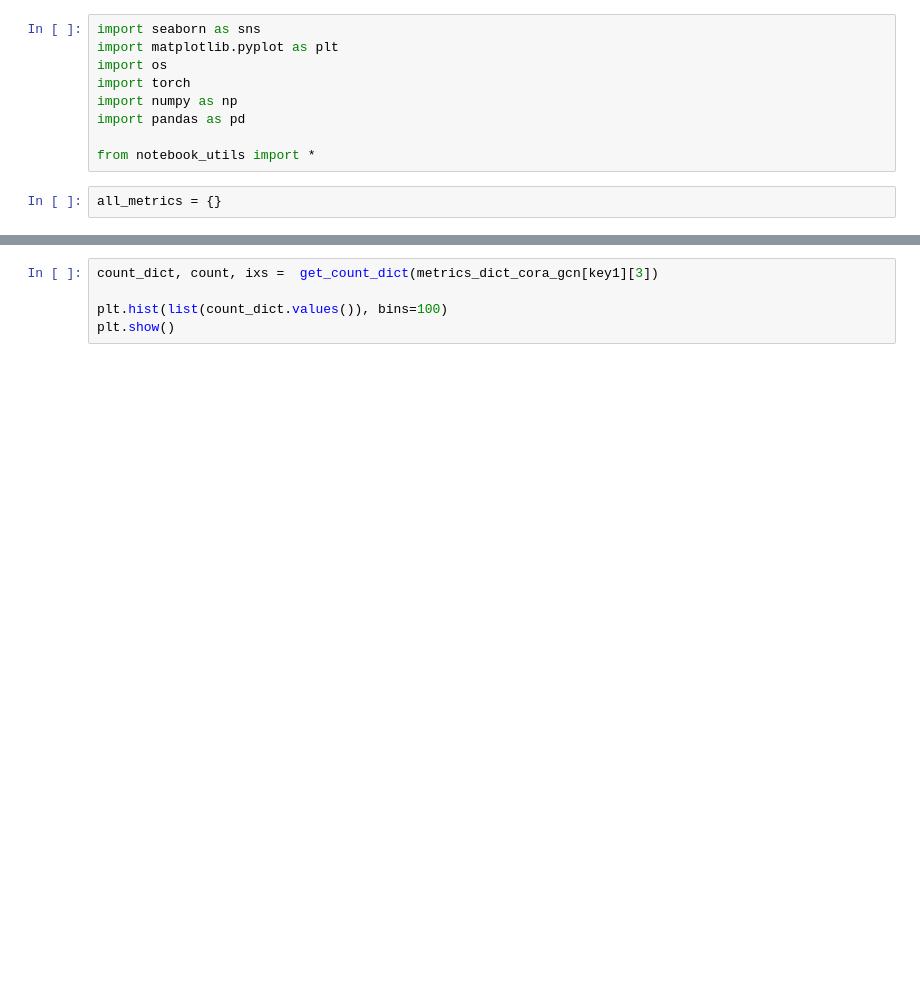
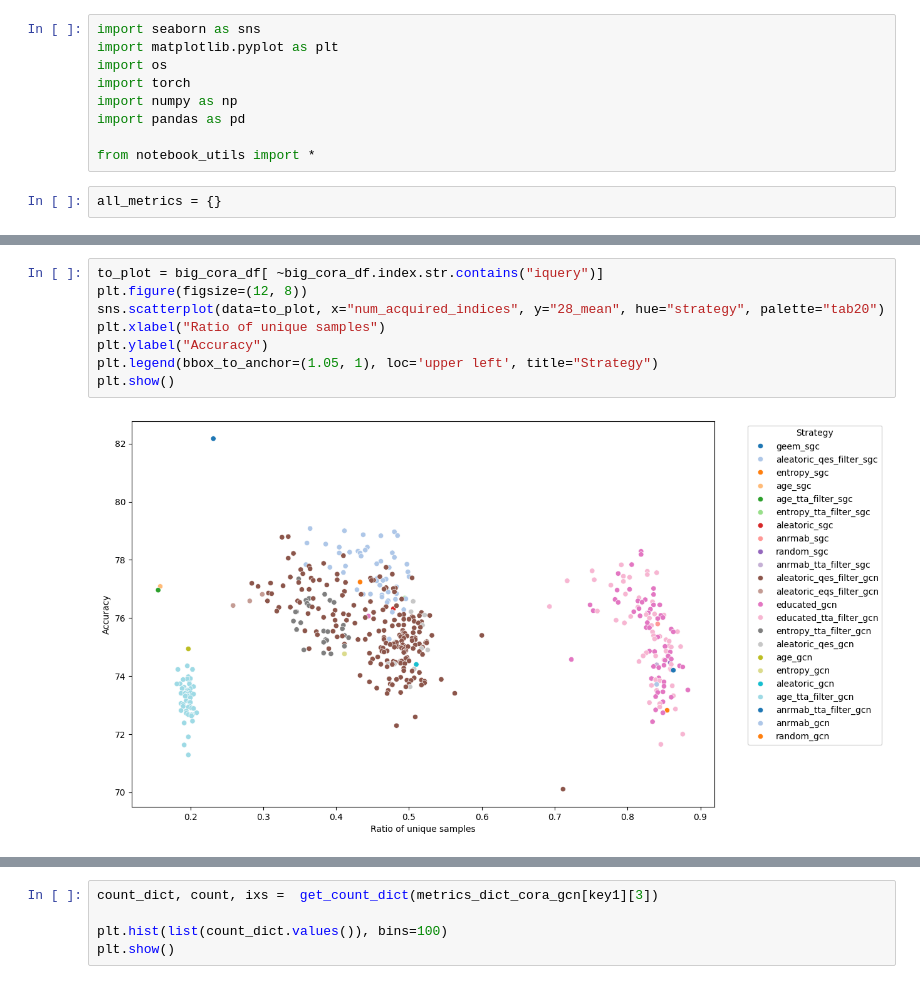
Before and after one commit to drigba/uq-for-al-on-graphs, a Jupyter notebook: notebooks/plot_indexes.ipynb, the cells around one changed output, grey strips where cells are left out. Saved outputs shown, nothing was run; the diff lists cells and outputs as text; blank space fills up the shorter version.

```diff
--- a/notebooks/plot_indexes.ipynb
+++ b/notebooks/plot_indexes.ipynb
@@ -137,2 +231,12 @@ plt.show()
+# %%
+to_plot = big_cora_df[ ~big_cora_df.index.str.contains("iquery")]
+plt.figure(figsize=(12, 8))
+sns.scatterplot(data=to_plot, x="num_acquired_indices", y="28_mean", hue="strategy", palette="tab20")
+plt.xlabel("Ratio of unique samples")
+plt.ylabel("Accuracy")
+plt.legend(bbox_to_anchor=(1.05, 1), loc='upper left', title="Strategy")
+plt.show()
+# %% [output]
+[figure, added]
 # %%
 big_cora_df["num_acquired_indices"].plot(kind="hist", bins=100)
```
Also changed, not shown: parts of 27 cells of this notebook, 3 other files.
